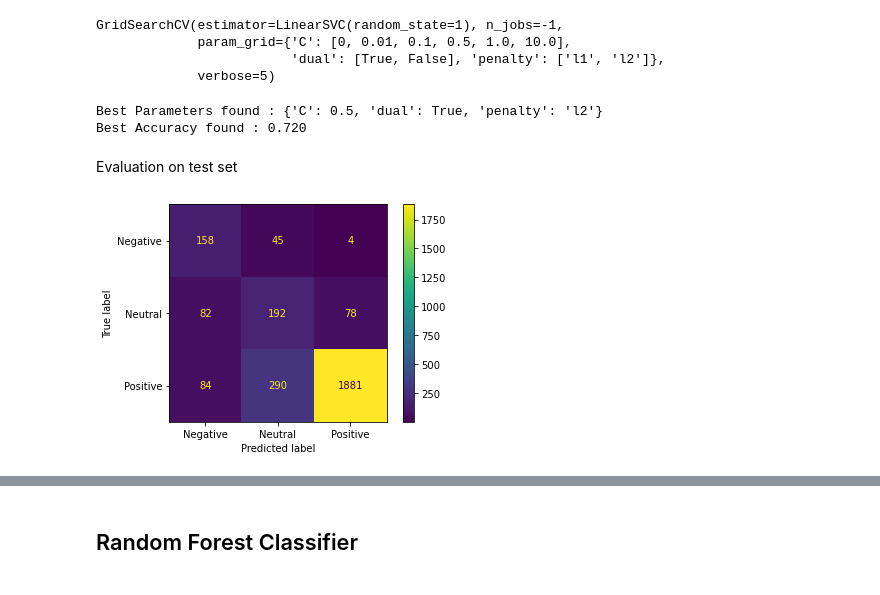
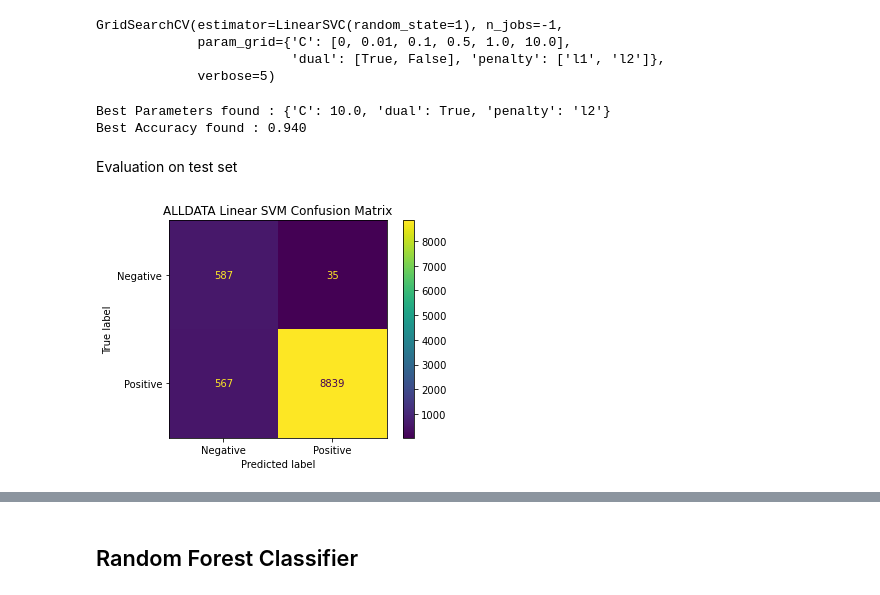
Before and after one commit to AmmarBagharib/sentiment_analysis_bt4222, a Jupyter notebook: codes/MachineLearningMethods.ipynb, the cells around one changed output, grey strips where cells are left out. Saved outputs shown, nothing was run; the diff lists cells and outputs as text; code cells hidden in the pictures.

```diff
--- a/codes/MachineLearningMethods.ipynb
+++ b/codes/MachineLearningMethods.ipynb
@@ -99,7 +102,7 @@ def combine_csv_to_dataframe(file_names, all_star = False, filterDate = True):
     return combined_df
 # %%
 #data_path = '/content/drive/MyDrive/BT4222/data/mbs_reviews.csv'
-df = combine_csv_to_dataframe(star3, all_star = False, filterDate = False)
+df = combine_csv_to_dataframe(star3+star4+star5, all_star = True, filterDate = False)
 # %% [output]
 Length of ..\data\processed\cleaned_ibis-sg-bencoolen.csv is 2217
 Length of ..\data\processed\cleaned_hotel-boss.csv is 3568
@@ -133,7 +148,7 @@ Then, we split the data into train and validation sets using train_test_split.
 # %%
 df.dropna(subset=['label'], inplace=True)
 # %%
-#df = df[df["label"]!='Neutral']
+df = df[df["label"]!='Neutral']
 # %%
 df['label'] = df['label'].astype('category')
 # %%
@@ -346,18 +364,20 @@ GridSearchCV(estimator=LinearSVC(random_state=1), n_jobs=-1,
 print('Best Parameters found : {}'.format(lsvm_model.best_params_))
 print('Best Accuracy found : {:.3f}\n'.format(lsvm_model.best_score_))
 # %% [output]
-Best Parameters found : {'C': 0.5, 'dual': True, 'penalty': 'l2'}
-Best Accuracy found : 0.720
+Best Parameters found : {'C': 10.0, 'dual': True, 'penalty': 'l2'}
+Best Accuracy found : 0.940
 # %% [markdown]
 Evaluation on test set
 # %%
 predictions = lsvm_model.predict(tfidf_features_test)
 cm = confusion_matrix(y_test, predictions, labels=lsvm_model.classes_)
 disp = ConfusionMatrixDisplay(confusion_matrix=cm, display_labels=lsvm_model.classes_)
+
 disp.plot()
+plt.title(f"{DATANAME} Linear SVM Confusion Matrix")
 plt.show()
 # %% [output]
-[figure, old version]
+[figure, new version]
 # %%
 t1 = time.time()
 
```
Also changed, not shown: parts of 47 cells of this notebook, 1 other file.
